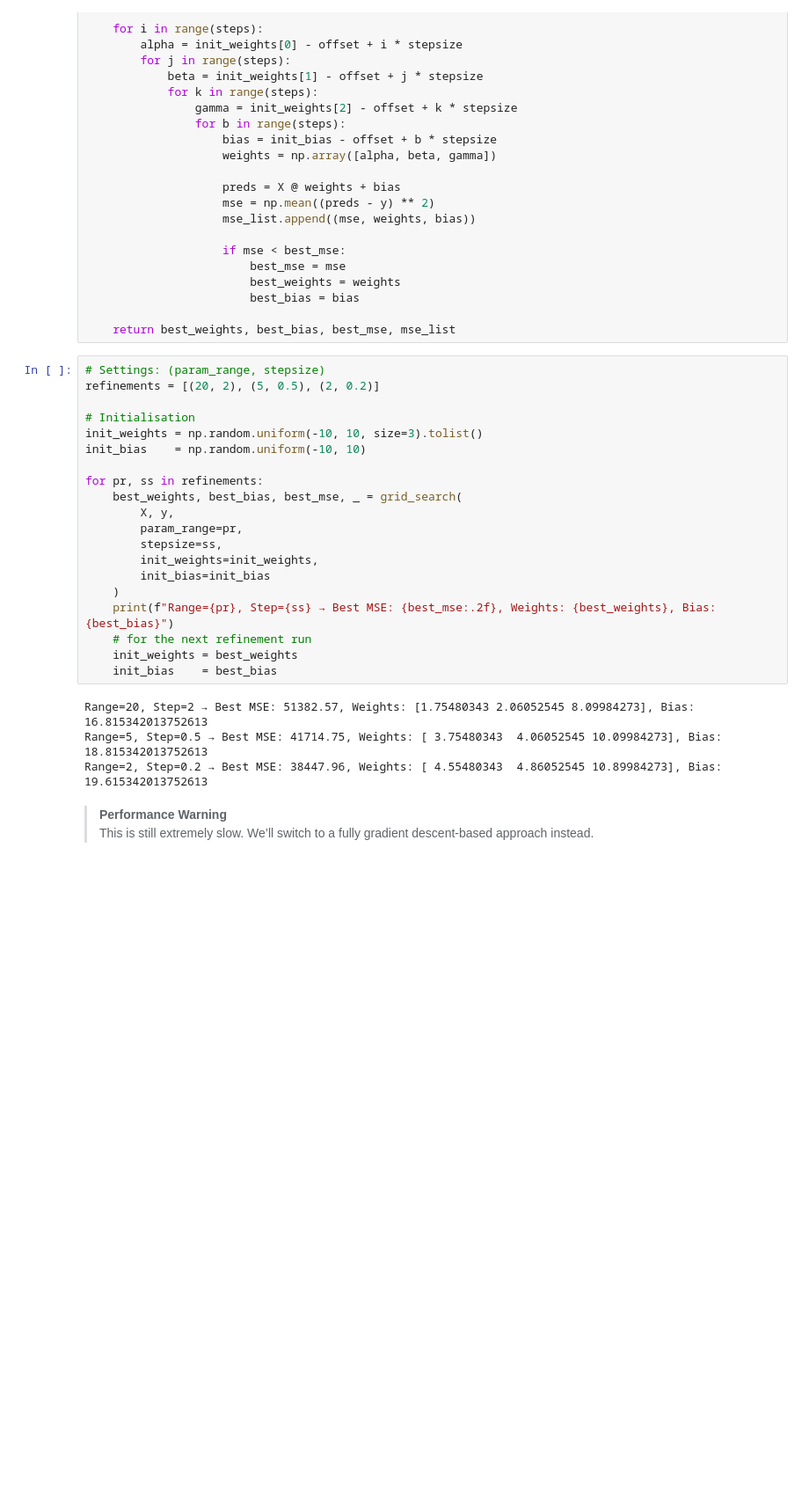
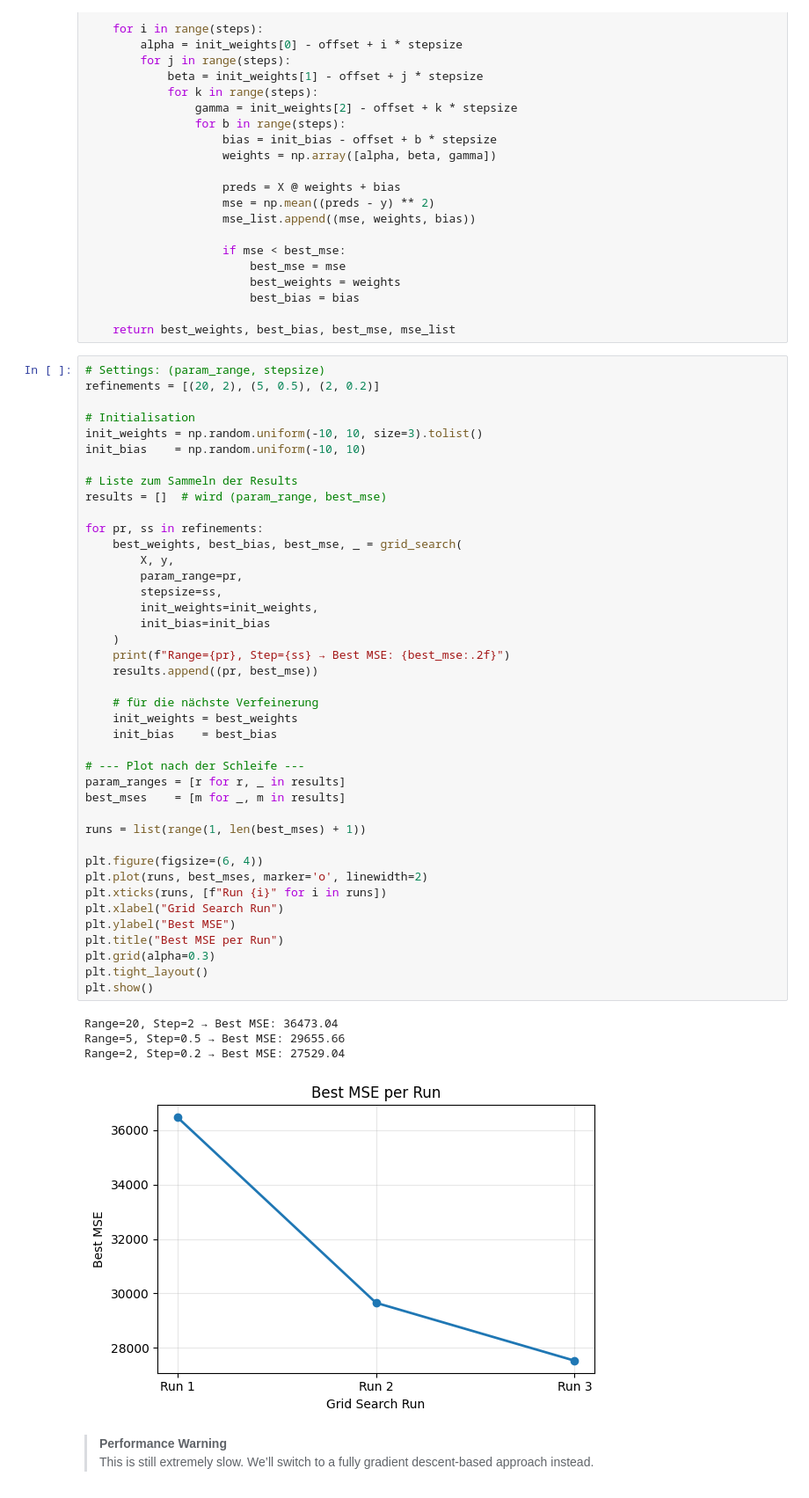
Before and after one commit to LeoMoehlenkamp/Gaze-Duration-Prediction-with-Syntactic-and-Semantic-Features, a Jupyter notebook: Project.ipynb, the cells around one changed output. Shown at 88% size. Saved outputs shown, nothing was run; the diff lists cells and outputs as text; blank space fills up the shorter version.

```diff
--- a/Project.ipynb
+++ b/Project.ipynb
@@ -287,30 +290,52 @@ def grid_search(X, y, param_range, stepsize, init_weights, init_bias):
                         best_bias = bias
 
     return best_weights, best_bias, best_mse, mse_list
-# %%
-# Settings: (param_range, stepsize)
-refinements = [(20, 2), (5, 0.5), (2, 0.2)]
-
-# Initialisation
-init_weights = np.random.uniform(-10, 10, size=3).tolist()
-init_bias    = np.random.uniform(-10, 10)
-
-for pr, ss in refinements:
-    best_weights, best_bias, best_mse, _ = grid_search(
-        X, y,
-        param_range=pr,
-        stepsize=ss,
-        init_weights=init_weights,
-        init_bias=init_bias
-    )
-    print(f"Range={pr}, Step={ss} → Best MSE: {best_mse:.2f}, Weights: {best_weights}, Bias: {best_bias}")
-    # for the next refinement run
-    init_weights = best_weights
-    init_bias    = best_bias
-# %% [output]
-Range=20, Step=2 → Best MSE: 51382.57, Weights: [1.75480343 2.06052545 8.09984273], Bias: 16.815342013752613
-Range=5, Step=0.5 → Best MSE: 41714.75, Weights: [ 3.75480343  4.06052545 10.09984273], Bias: 18.815342013752613
-Range=2, Step=0.2 → Best MSE: 38447.96, Weights: [ 4.55480343  4.86052545 10.89984273], Bias: 19.615342013752613
+# %%
+# Settings: (param_range, stepsize)
+refinements = [(20, 2), (5, 0.5), (2, 0.2)]
+
+# Initialisation
+init_weights = np.random.uniform(-10, 10, size=3).tolist()
+init_bias    = np.random.uniform(-10, 10)
+
+# Liste zum Sammeln der Results
+results = []  # wird (param_range, best_mse)
+
+for pr, ss in refinements:
+    best_weights, best_bias, best_mse, _ = grid_search(
+        X, y,
+        param_range=pr,
+        stepsize=ss,
+        init_weights=init_weights,
+        init_bias=init_bias
+    )
+    print(f"Range={pr}, Step={ss} → Best MSE: {best_mse:.2f}")
+    results.append((pr, best_mse))
+
+    # für die nächste Verfeinerung
+    init_weights = best_weights
+    init_bias    = best_bias
+
+# --- Plot nach der Schleife ---
+param_ranges = [r for r, _ in results]
+best_mses    = [m for _, m in results]
+
+runs = list(range(1, len(best_mses) + 1))
+
+plt.figure(figsize=(6, 4))
+plt.plot(runs, best_mses, marker='o', linewidth=2)
+plt.xticks(runs, [f"Run {i}" for i in runs])
+plt.xlabel("Grid Search Run")
+plt.ylabel("Best MSE")
+plt.title("Best MSE per Run")
+plt.grid(alpha=0.3)
+plt.tight_layout()
+plt.show()
+# %% [output]
+Range=20, Step=2 → Best MSE: 36473.04
+Range=5, Step=0.5 → Best MSE: 29655.66
+Range=2, Step=0.2 → Best MSE: 27529.04
+[figure, added]
 # %% [markdown]
 > **Performance Warning**
 This is still extremely slow. We’ll switch to a fully gradient descent-based approach instead.
```
Also changed, not shown: parts of 33 cells of this notebook, 3 other files.
